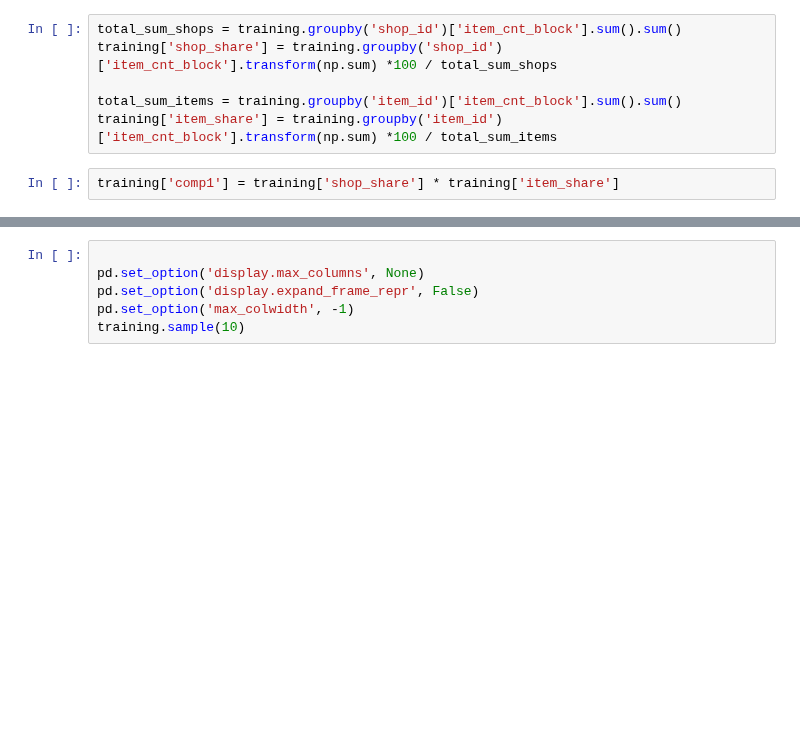
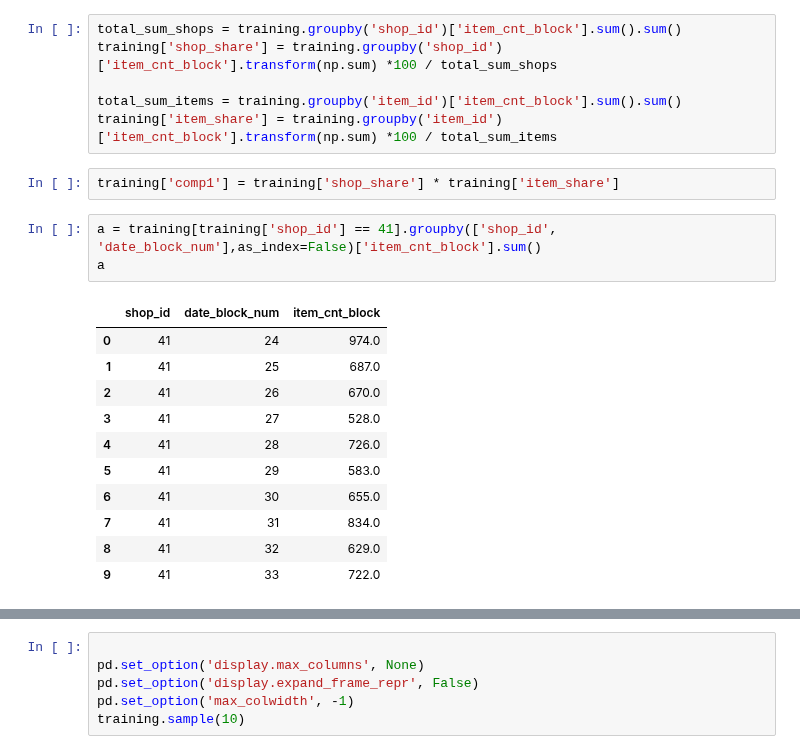
Before and after one commit to stehem/kaggle, a Jupyter notebook: coursera_aml_cds/project_1-lr.ipynb, the cells around one changed output, grey strips where cells are left out. Drawn from its saved outputs; the diff is of its cells as text; blank space fills up the shorter version.

```diff
--- a/coursera_aml_cds/project_1-lr.ipynb
+++ b/coursera_aml_cds/project_1-lr.ipynb
@@ -424,3 +424,18 @@ total_sum_items = training.groupby('item_id')['item_cnt_block'].sum().sum()
 training['item_share'] = training.groupby('item_id')['item_cnt_block'].transform(np.sum) *100 / total_sum_items
 # %%
 training['comp1'] = training['shop_share'] * training['item_share']
+# %%
+a = training[training['shop_id'] == 41].groupby(['shop_id', 'date_block_num'],as_index=False)['item_cnt_block'].sum()
+a
+# %% [output]
+|  | shop_id | date_block_num | item_cnt_block |
+| 0 | 41 | 24 | 974.0 |
+| 1 | 41 | 25 | 687.0 |
+| 2 | 41 | 26 | 670.0 |
+| 3 | 41 | 27 | 528.0 |
+| 4 | 41 | 28 | 726.0 |
+| 5 | 41 | 29 | 583.0 |
+| 6 | 41 | 30 | 655.0 |
+| 7 | 41 | 31 | 834.0 |
+| 8 | 41 | 32 | 629.0 |
+| 9 | 41 | 33 | 722.0 |
```
Also changed, not shown: parts of 8 cells of this notebook.
